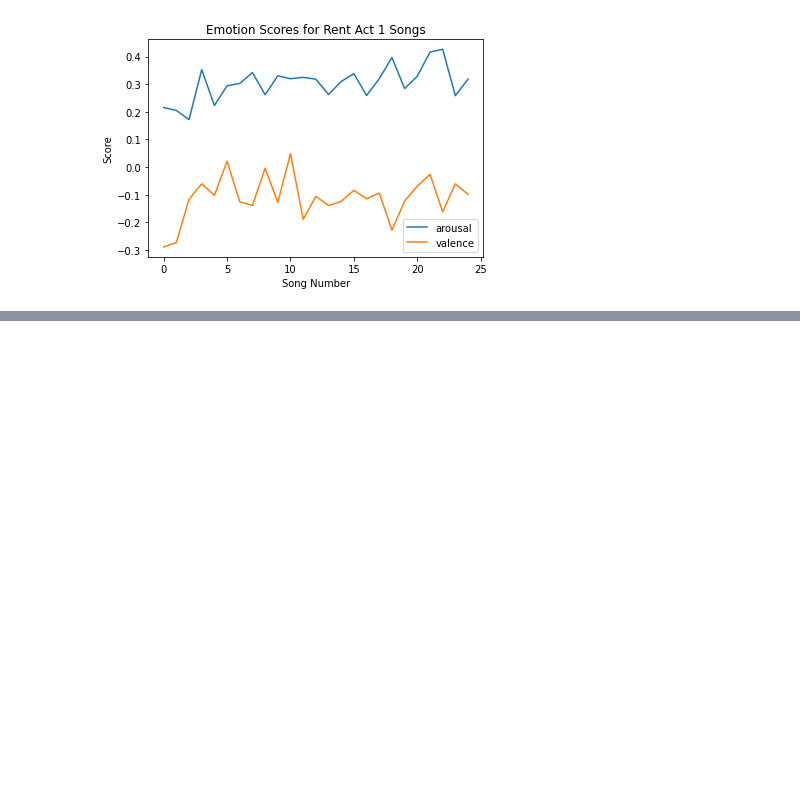
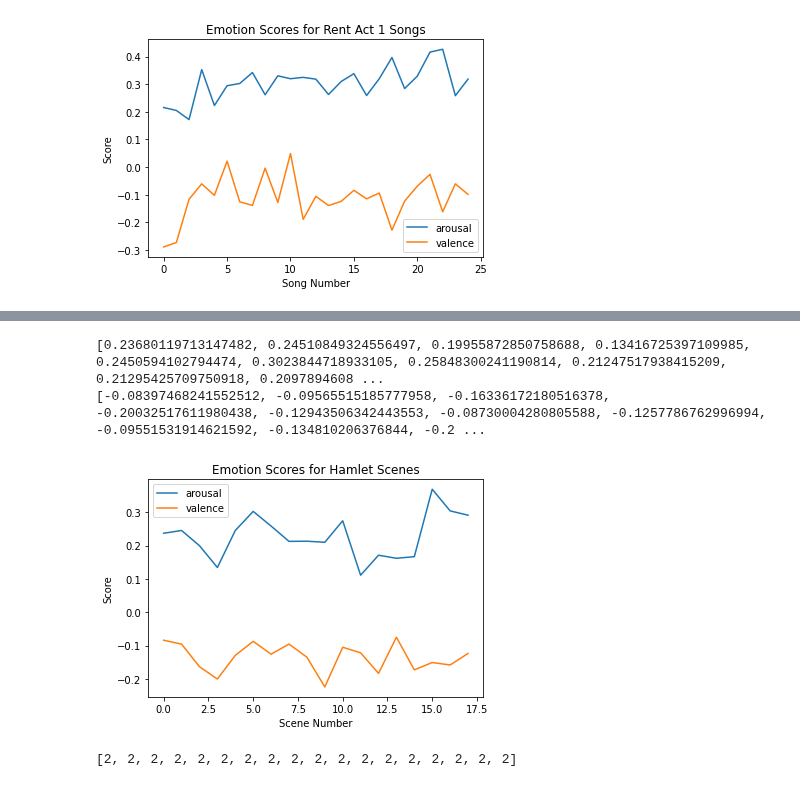
Before and after one commit to aud-z/music_generation, a Jupyter notebook: plot_results.ipynb, the cells around one changed output, grey strips where cells are left out. Drawn from its saved outputs; the diff is of its cells as text; code cells hidden in the pictures; blank space fills up the shorter version.

```diff
--- a/plot_results.ipynb
+++ b/plot_results.ipynb
@@ -126,0 +157,69 @@ plt.show()
+# %%
+def convert_to_min(sec):
+    m = (sec // 60) % 60
+    h = (sec // 60) // 60
+    s = sec % 60
+    return (h, m, s)
+
+# print([(i, convert_to_min(time1[i])) for i in range(len(time1))])
+
+a1s1 = range(5, 14)
+a1s2 = range(14, 27)
+a1s3 = range(27, 34)
+a1s4 = range(34, 37)
+a1s5 = range(37, 48)
+a2s1 = range(48, 53)
+a2s2 = range(53, 82)
+a3s1 = range(82, 94)
+a3s2 = range(94, 112)
+a3s3 = range(112, 117)
+a3s4 = range(117, 128)
+a4s1 = range(128, 129)
+a4s3 = range(129, 134)
+a4s4 = range(134, 138)
+a4s5 = range(138, 147)
+a4s7 = range(147, 155)
+a5s1 = range(155, 173)
+a5s2 = range(173, 190)
+
+hamlet = [a1s1, a1s2, a1s3, a1s4, a1s5, a2s1, a2s2, a3s1, a3s2, a3s3, a3s4,
+         a4s1, a4s3, a4s4, a4s5, a4s7, a5s1, a5s2]
+
+avgs_arousal = []
+avgs_valence = []
+for scene in hamlet:
+    total_arousal = 0
+    total_valence = 0
+    for img in scene:
+        total_arousal += hamlet_arousal[img]
+        total_valence += hamlet_valence[img]
+    avgs_arousal.append(total_arousal / len(scene))
+    avgs_valence.append(total_valence / len(scene))
+print(avgs_arousal)
+print(avgs_valence)
+
+plt.plot(range(len(avgs_arousal)), avgs_arousal, label = "arousal")
+plt.plot(range(len(avgs_valence)), avgs_valence, label = "valence")
+plt.title('Emotion Scores for Hamlet Scenes')
+plt.xlabel('Scene Number')
+plt.ylabel('Score')
+plt.legend()
+plt.show()
+
+hamlet_emotions = []
+for i in range(len(avgs_arousal)):
+    if avgs_arousal[i] < 0 and avgs_valence[i] < 0:
+        hamlet_emotions.append(3)
+    elif avgs_arousal[i] < 0:
+        hamlet_emotions.append(4)
+    elif avgs_valence[i] < 0:
+        hamlet_emotions.append(2)
+    else:
+        hamlet_emotions.append(1)
+
+print(hamlet_emotions)
+# %% [output]
+[0.23680119713147482, 0.24510849324556497, 0.19955872850758688, 0.13416725397109985, 0.2450594102794474, 0.3023844718933105, 0.25848300241190814, 0.21247517938415209, 0.21295425709750918, 0.2097894608 ...
+[-0.08397468241552512, -0.09565515185777958, -0.16336172180516378, -0.20032517611980438, -0.12943506342443553, -0.08730004280805588, -0.1257786762996994, -0.09551531914621592, -0.134810206376844, -0.2 ...
+[figure, added]
+[2, 2, 2, 2, 2, 2, 2, 2, 2, 2, 2, 2, 2, 2, 2, 2, 2, 2]
```
Also changed, not shown: parts of 1 cell of this notebook.
